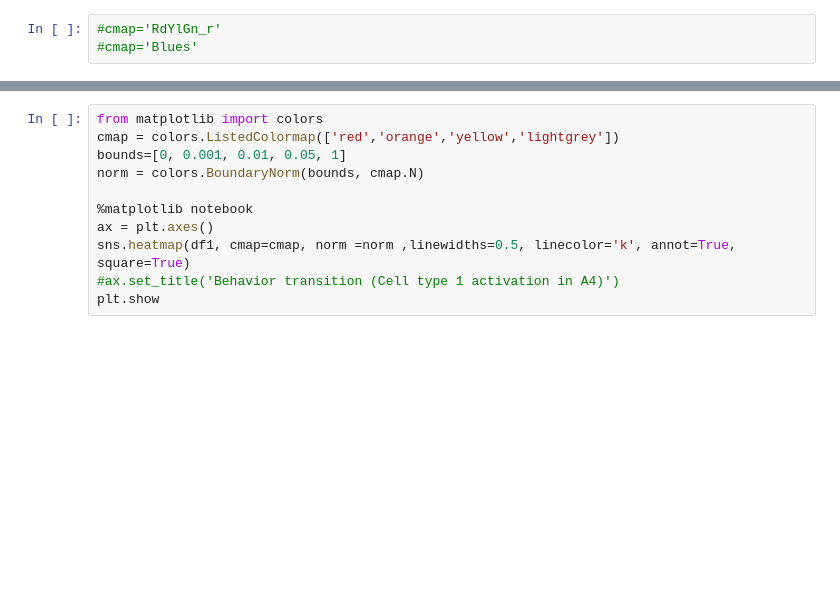
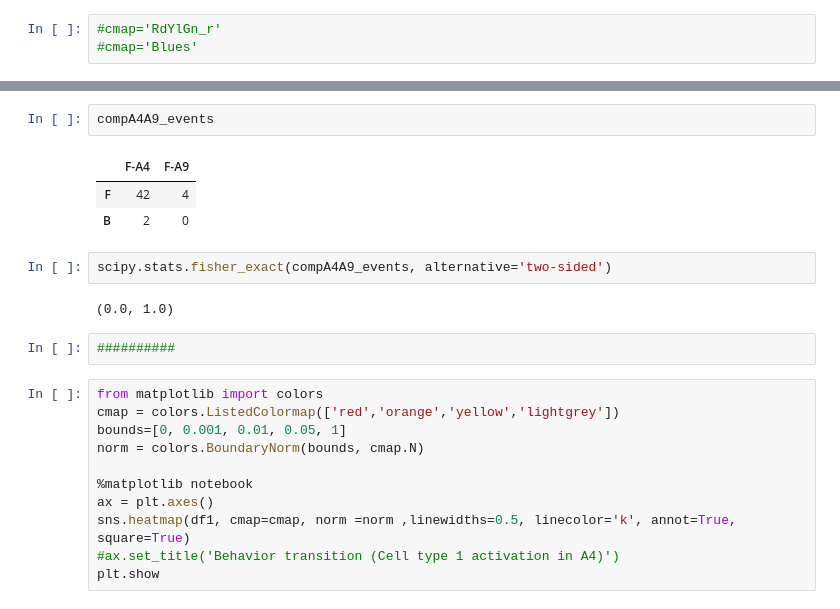
Before and after one commit to nrandel/behavioral_lm_analysis, a Jupyter notebook: transition_heatmap.ipynb, the cells around one changed output, grey strips where cells are left out. Cells and saved outputs as stored; diff of their text form; blank space fills up the shorter version.

```diff
--- a/transition_heatmap.ipynb
+++ b/transition_heatmap.ipynb
@@ -65,3 +121,15 @@ plt.savefig("fig1.png")
+# %%
+compA4A9_events
+# %% [output]
+|  | F-A4 | F-A9 |
+| F | 42 | 4 |
+| B | 2 | 0 |
+# %%
+scipy.stats.fisher_exact(compA4A9_events, alternative='two-sided')
+# %% [output]
+(0.0, 1.0)
+# %%
+##########
 # %%
 from matplotlib import colors
 cmap = colors.ListedColormap(['red','orange','yellow','lightgrey'])
```
Also changed, not shown: parts of 16 cells of this notebook, 1 other file.
